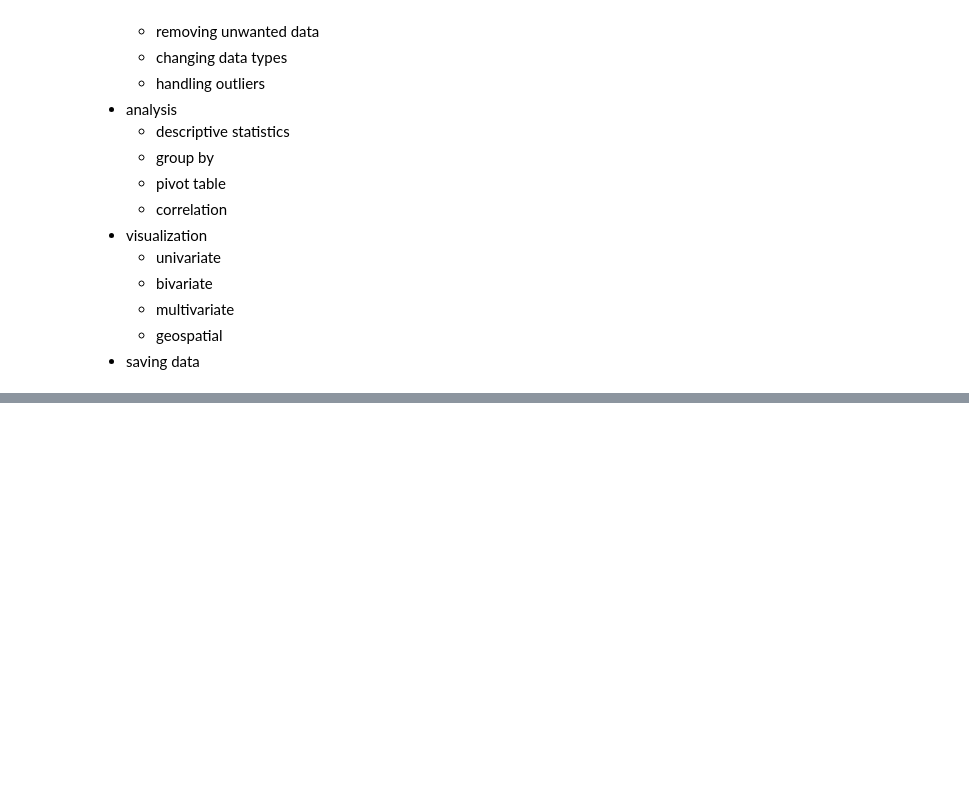
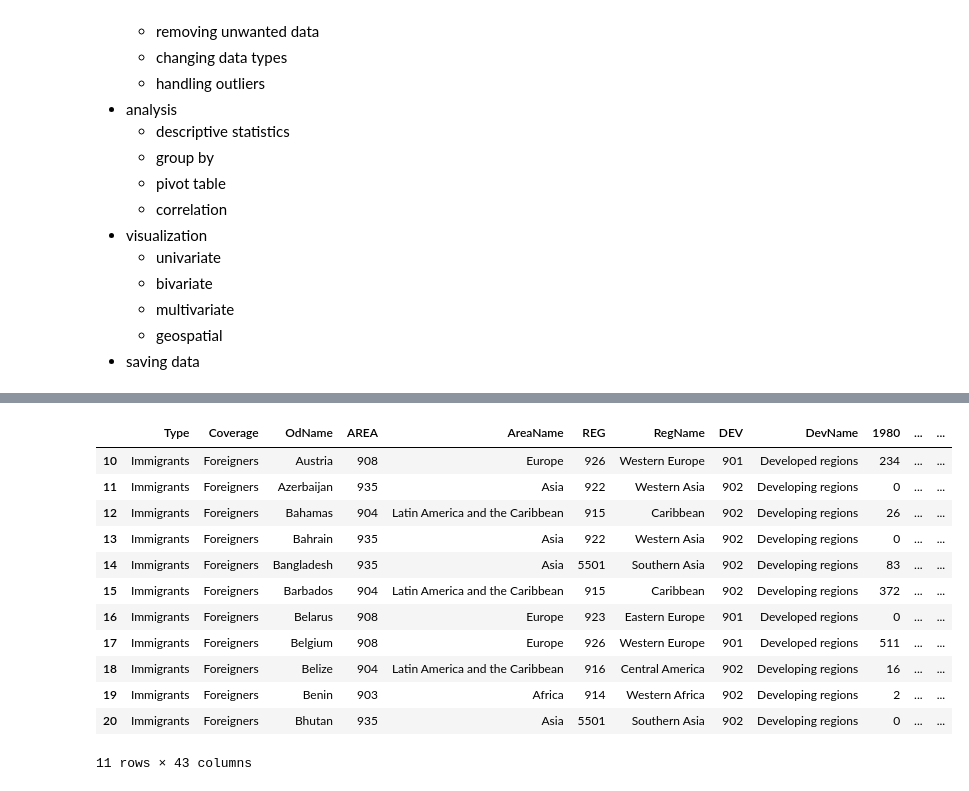
Before and after one commit to iamaanraza/pythonDS, a Jupyter notebook: pandas_basics/analysis.ipynb, the cells around one changed output, grey strips where cells are left out. Drawn from its saved outputs; the diff is of its cells as text; code cells hidden in the pictures; blank space fills up the shorter version.

```diff
--- a/pandas_basics/analysis.ipynb
+++ b/pandas_basics/analysis.ipynb
@@ -94,0 +121,16 @@ df4 # to create your excel file and to upload in vscode through it.
+# %%
+df[10:21] # through slicing
+# %% [output]
+|  | Type | Coverage | OdName | AREA | AreaName | REG | RegName | DEV | DevName | 1980 | ... | ... |
+| 10 | Immigrants | Foreigners | Austria | 908 | Europe | 926 | Western Europe | 901 | Developed regions | 234 | ... | ... |
+| 11 | Immigrants | Foreigners | Azerbaijan | 935 | Asia | 922 | Western Asia | 902 | Developing regions | 0 | ... | ... |
+| 12 | Immigrants | Foreigners | Bahamas | 904 | Latin America and the Caribbean | 915 | Caribbean | 902 | Developing regions | 26 | ... | ... |
+| 13 | Immigrants | Foreigners | Bahrain | 935 | Asia | 922 | Western Asia | 902 | Developing regions | 0 | ... | ... |
+| 14 | Immigrants | Foreigners | Bangladesh | 935 | Asia | 5501 | Southern Asia | 902 | Developing regions | 83 | ... | ... |
+| 15 | Immigrants | Foreigners | Barbados | 904 | Latin America and the Caribbean | 915 | Caribbean | 902 | Developing regions | 372 | ... | ... |
+| 16 | Immigrants | Foreigners | Belarus | 908 | Europe | 923 | Eastern Europe | 901 | Developed regions | 0 | ... | ... |
+| 17 | Immigrants | Foreigners | Belgium | 908 | Europe | 926 | Western Europe | 901 | Developed regions | 511 | ... | ... |
+| 18 | Immigrants | Foreigners | Belize | 904 | Latin America and the Caribbean | 916 | Central America | 902 | Developing regions | 16 | ... | ... |
+| 19 | Immigrants | Foreigners | Benin | 903 | Africa | 914 | Western Africa | 902 | Developing regions | 2 | ... | ... |
+| 20 | Immigrants | Foreigners | Bhutan | 935 | Asia | 5501 | Southern Asia | 902 | Developing regions | 0 | ... | ... |
+11 rows × 43 columns
```
Also changed, not shown: parts of 27 cells of this notebook.
